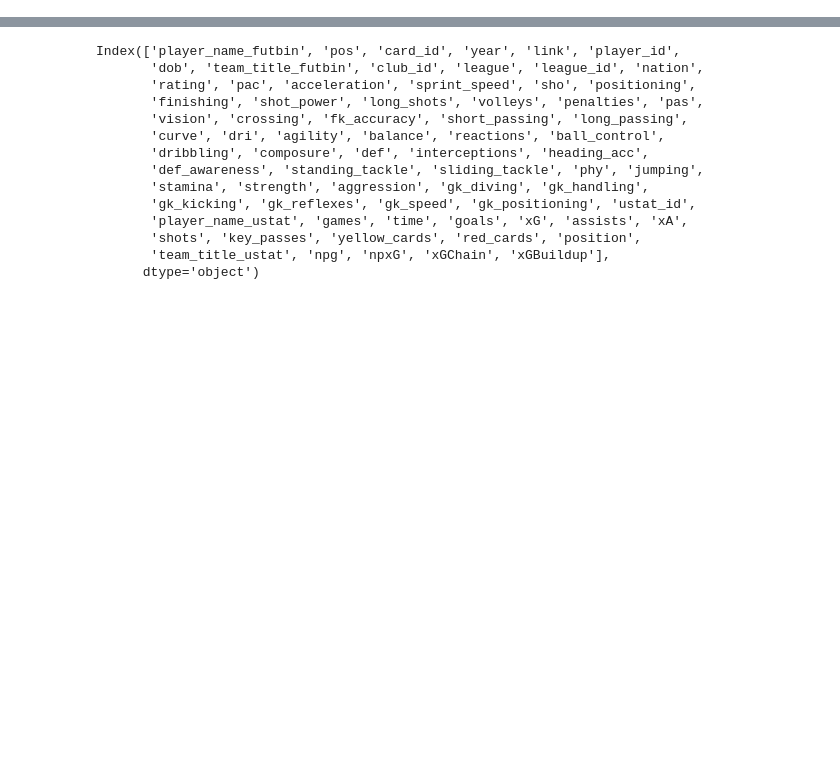
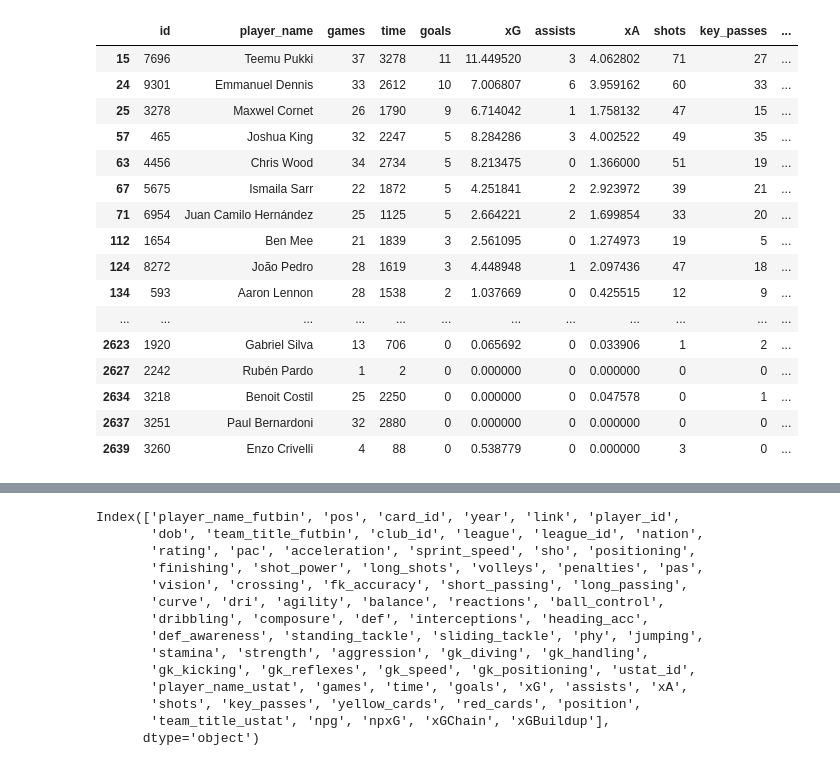
Before and after one commit to BilalMukhtar/FIFA-Rating-Predictor, a Jupyter notebook: futbin_understat_combo.ipynb, the cells around one changed output, grey strips where cells are left out. Drawn from its saved outputs; the diff is of its cells as text; code cells hidden in the pictures; blank space fills up the shorter version.

```diff
--- a/futbin_understat_combo.ipynb
+++ b/futbin_understat_combo.ipynb
@@ -1,8 +1,10 @@
+# %%
+import pandas as pd
+
+pd.set_option('display.max_rows', 500)
 # %%
-import pandas as pd
-
-ustat = pd.read_csv("ustat_2023.csv")
-futbin = pd.read_csv("futbin_2023.csv")
+ustat = pd.read_csv("csv files/ustat_2022.csv")
+futbin = pd.read_csv("csv files/futbin_2022.csv")
 # %%
 futbin = futbin.rename(columns={"name": "player_name", "club": "team_title"})
 # %%
@@ -11,6 +29,26 @@ ustat = ustat.explode('team_title').reset_index(drop=True)
 # %%
-unpack_ex = pd.read_csv("fix_ids.csv")
+unpack_ex = pd.read_csv("data repair csvs/fix_ids.csv")
 unpack_ex = unpack_ex.drop('fb_team', axis=1)
 unpack_ex = unpack_ex.rename(columns={"us_team": "team_title", "id": "club_id"})
 ustat = ustat.merge(unpack_ex, how='left', on='team_title')
+# %%
+ustat[ustat['club_id'].isna()]
+# %% [output]
+|  | id | player_name | games | time | goals | xG | assists | xA | shots | key_passes | ... |
+| 15 | 7696 | Teemu Pukki | 37 | 3278 | 11 | 11.449520 | 3 | 4.062802 | 71 | 27 | ... |
+| 24 | 9301 | Emmanuel Dennis | 33 | 2612 | 10 | 7.006807 | 6 | 3.959162 | 60 | 33 | ... |
+| 25 | 3278 | Maxwel Cornet | 26 | 1790 | 9 | 6.714042 | 1 | 1.758132 | 47 | 15 | ... |
+| 57 | 465 | Joshua King | 32 | 2247 | 5 | 8.284286 | 3 | 4.002522 | 49 | 35 | ... |
+| 63 | 4456 | Chris Wood | 34 | 2734 | 5 | 8.213475 | 0 | 1.366000 | 51 | 19 | ... |
+| 67 | 5675 | Ismaila Sarr | 22 | 1872 | 5 | 4.251841 | 2 | 2.923972 | 39 | 21 | ... |
+| 71 | 6954 | Juan Camilo Hernández | 25 | 1125 | 5 | 2.664221 | 2 | 1.699854 | 33 | 20 | ... |
+| 112 | 1654 | Ben Mee | 21 | 1839 | 3 | 2.561095 | 0 | 1.274973 | 19 | 5 | ... |
+| 124 | 8272 | João Pedro | 28 | 1619 | 3 | 4.448948 | 1 | 2.097436 | 47 | 18 | ... |
+| 134 | 593 | Aaron Lennon | 28 | 1538 | 2 | 1.037669 | 0 | 0.425515 | 12 | 9 | ... |
+| ... | ... | ... | ... | ... | ... | ... | ... | ... | ... | ... | ... |
+| 2623 | 1920 | Gabriel Silva | 13 | 706 | 0 | 0.065692 | 0 | 0.033906 | 1 | 2 | ... |
+| 2627 | 2242 | Rubén Pardo | 1 | 2 | 0 | 0.000000 | 0 | 0.000000 | 0 | 0 | ... |
+| 2634 | 3218 | Benoit Costil | 25 | 2250 | 0 | 0.000000 | 0 | 0.047578 | 0 | 1 | ... |
+| 2637 | 3251 | Paul Bernardoni | 32 | 2880 | 0 | 0.000000 | 0 | 0.000000 | 0 | 0 | ... |
+| 2639 | 3260 | Enzo Crivelli | 4 | 88 | 0 | 0.538779 | 0 | 0.000000 | 3 | 0 | ... |
 # %%
```
Also changed, not shown: parts of 3 cells of this notebook, 29 other files.
